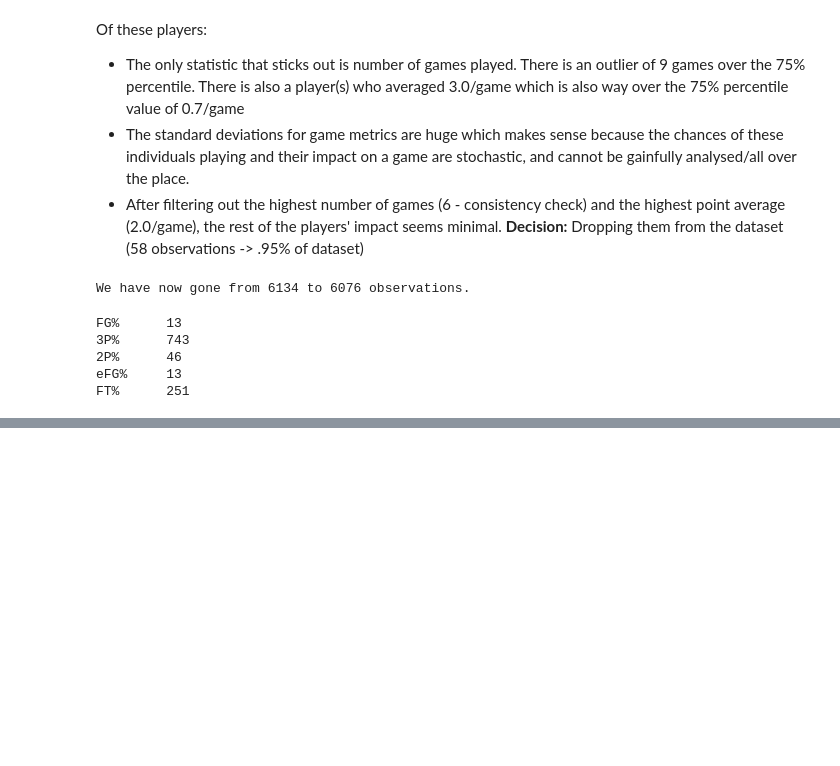
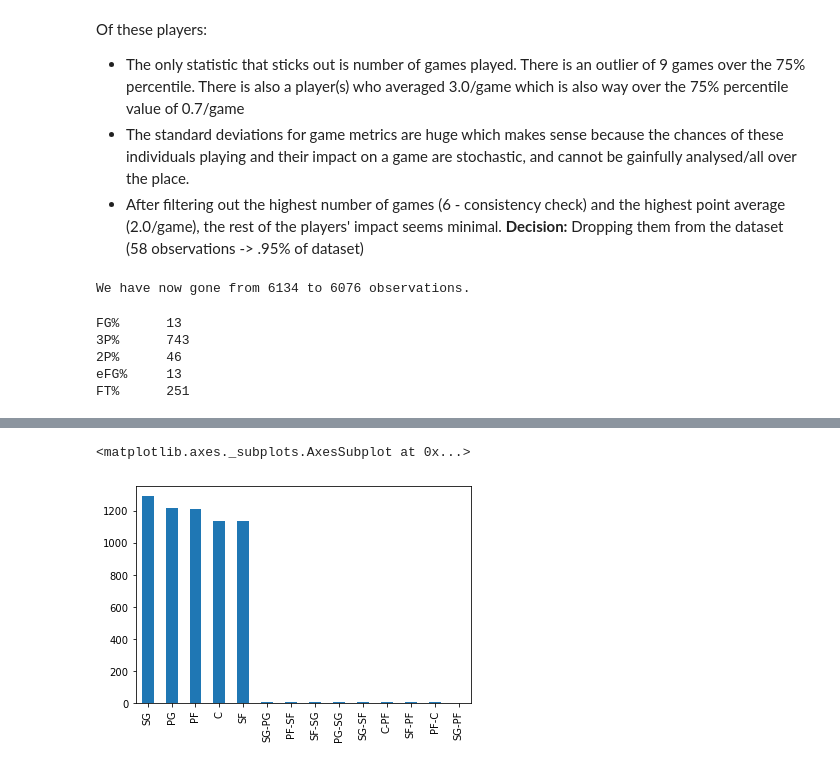
Before and after one commit to siawayforward/offense_wins_championships, a Jupyter notebook: EDA_missing_vals.ipynb, the cells around one changed output, grey strips where cells are left out. Saved outputs shown, nothing was run; the diff lists cells and outputs as text; code cells hidden in the pictures; blank space fills up the shorter version.

```diff
--- a/EDA_missing_vals.ipynb
+++ b/EDA_missing_vals.ipynb
@@ -146,0 +169,6 @@ FT%      251
+# %%
+#position distribution
+pd.value_counts(played_minutes['Pos']).plot.bar()
+# %% [output]
+<matplotlib.axes._subplots.AxesSubplot at 0x...>
+[figure, added]
```
Also changed, not shown: parts of 5 cells of this notebook.
